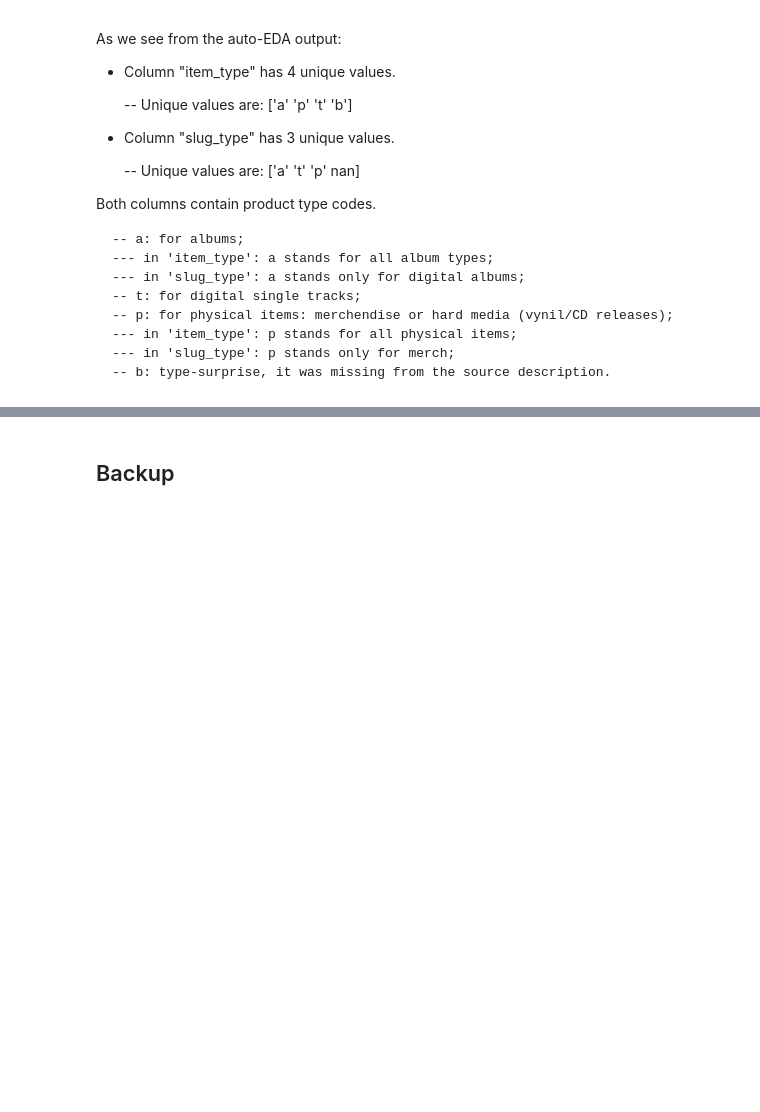
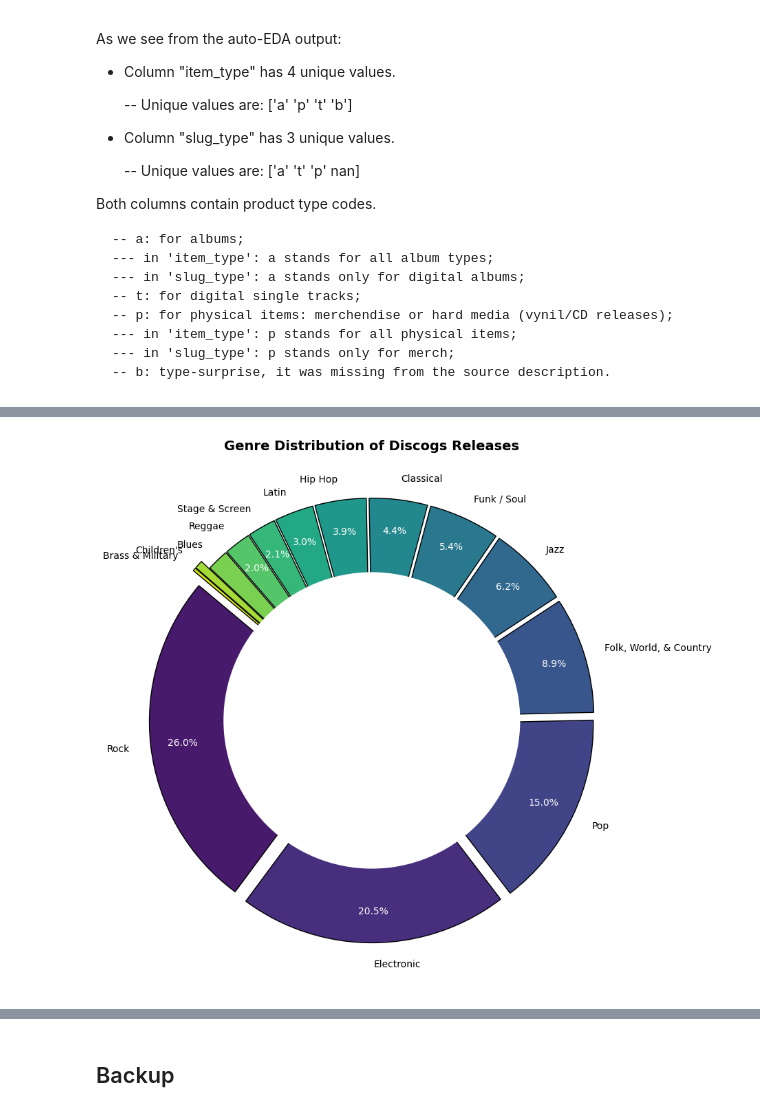
Before and after one commit to Funnear/end-to-end-data-analysis, a Jupyter notebook: notebooks/eda_and_cleanup_part2.ipynb, the cells around one changed output, grey strips where cells are left out. Drawn from its saved outputs; the diff is of its cells as text; code cells hidden in the pictures; blank space fills up the shorter version.

```diff
--- a/notebooks/eda_and_cleanup_part2.ipynb
+++ b/notebooks/eda_and_cleanup_part2.ipynb
@@ -82,0 +339,3 @@ As we see from the auto-EDA output:
+# %%
+#  Drop non-music
+df_discogs_releases = df_discogs_releases[df_discogs_releases["genre"] != "Non-Music"]
@@ -82,0 +364,44 @@ As we see from the auto-EDA output:
+# %%
+logging.getLogger().setLevel(logging.ERROR)
+
+# Create a frequency table for 'genre' in df_discogs_releases
+genre_counts = df_discogs_releases["genre"].value_counts().reset_index()
+genre_counts.columns = ["genre", "count"]
+
+# Create a figure for the donut chart
+plt.figure(figsize=(10, 10))
+
+# Define colors and explode values for better visualization
+colors = sns.color_palette("viridis", len(genre_counts))
+explode = [0.1 if count < 200000 else 0.05 for count in genre_counts["count"]]  # Slightly separate small values
+
+# Create the pie chart with a white circle in the center to make it a donut chart
+wedges, texts, autotexts = plt.pie(
+    genre_counts["count"],
+    labels=genre_counts["genre"],
+    autopct=lambda p: f'{p:.1f}%' if p > 2 else '',  # Show percentage only for values > 2%
+    startangle=140,
+    colors=colors,
+    explode=explode,
+    wedgeprops={"edgecolor": "black"},
+    pctdistance=0.85  # Move percentages closer to the center
+)
+
+# Adjust label positions for smaller values to avoid overlap
+for text in texts:
+    text.set_fontsize(10)  # Reduce font size for better spacing
+for autotext in autotexts:
+    autotext.set_fontsize(10)
+    autotext.set_color('white')  # Ensure visibility
+
+# Draw a white circle in the center
+center_circle = plt.Circle((0, 0), 0.70, fc='white')
+plt.gca().add_artist(center_circle)
+
+# Set title and display the plot
+plt.title("Genre Distribution of Discogs Releases", fontsize=14, fontweight='bold')
+plt.show()
+
+logging.getLogger().setLevel(logging.DEBUG)
+# %% [output]
+[figure, added]
```
Also changed, not shown: parts of 34 cells of this notebook, 3 other files.
